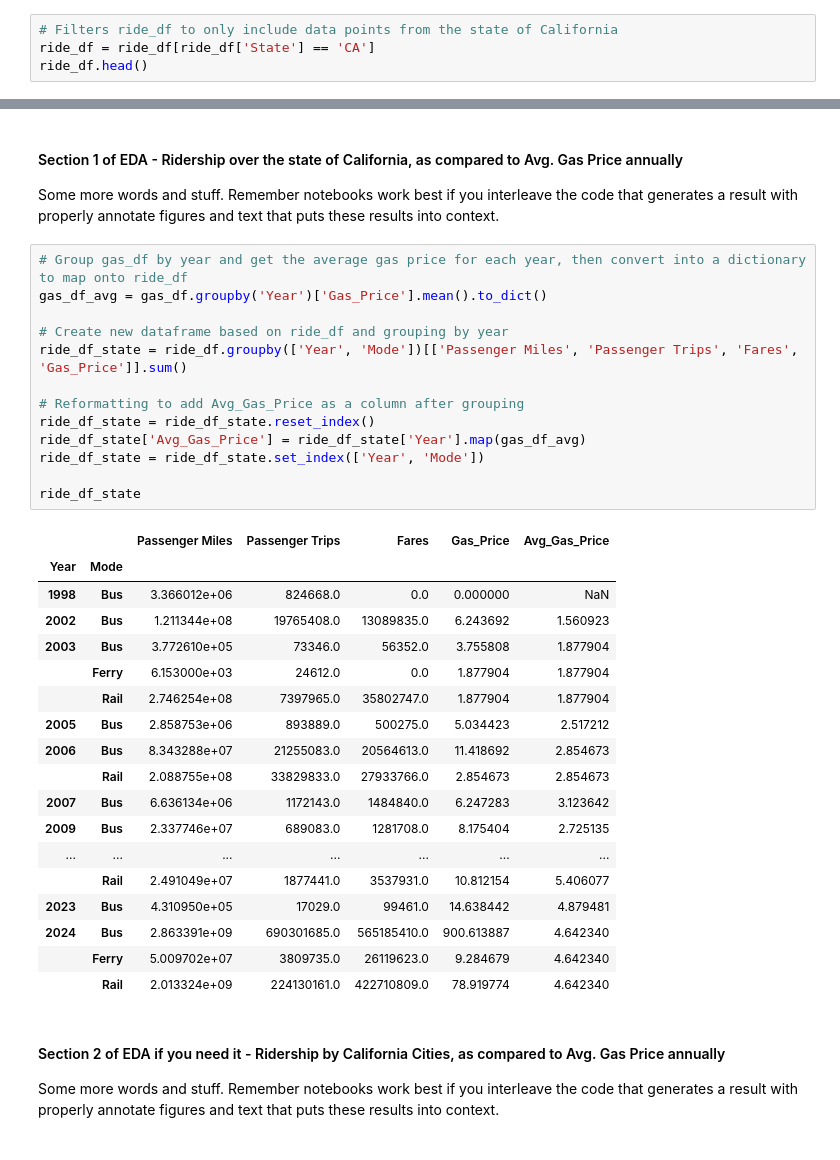
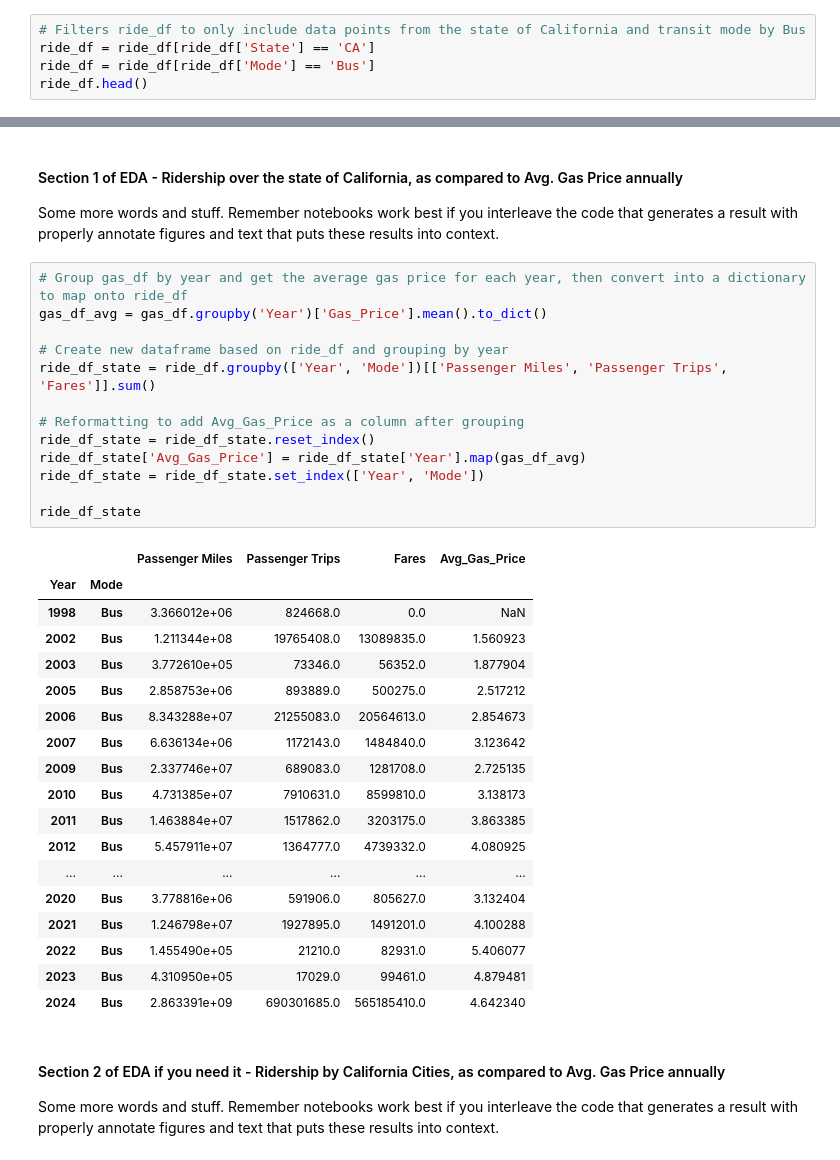
Before and after one commit to COGS108/Group012_WI26, a Jupyter notebook: 02-EDACheckpoint.ipynb, the cells around one changed output, grey strips where cells are left out. Drawn from its saved outputs; the diff is of its cells as text.

Commit message:
Filtered by State and Mode

```diff
--- a/02-EDACheckpoint.ipynb
+++ b/02-EDACheckpoint.ipynb
@@ -230,8 +230,9 @@ ride_df.head()
 | 3 | King County | Rail | SEATTLE | WA | 2,347,800 | 2011 | 471587.0 | 520933.0 | 288470.0 | ... |
 | 4 | King County | Bus | SEATTLE | WA | 2,347,800 | 2024 | 272281442.0 | 72304880.0 | 63442766.0 | ... |
 # %%
-# Filters ride_df to only include data points from the state of California
+# Filters ride_df to only include data points from the state of California and transit mode by Bus
 ride_df = ride_df[ride_df['State'] == 'CA']
+ride_df = ride_df[ride_df['Mode'] == 'Bus']
 ride_df.head()
 # %% [output]
 |  | Agency | Mode | HQ City | State | Population | Year | Passenger Miles | Passenger Trips | Fares | ... |
@@ -259,35 +260,35 @@ Some more words and stuff.  Remember notebooks work best if you interleave the c
 # %%
 # Group gas_df by year and get the average gas price for each year, then convert into a dictionary to map onto ride_df
 gas_df_avg = gas_df.groupby('Year')['Gas_Price'].mean().to_dict()
 
 # Create new dataframe based on ride_df and grouping by year
-ride_df_state = ride_df.groupby(['Year', 'Mode'])[['Passenger Miles', 'Passenger Trips', 'Fares', 'Gas_Price']].sum()
+ride_df_state = ride_df.groupby(['Year', 'Mode'])[['Passenger Miles', 'Passenger Trips', 'Fares']].sum()
 
 # Reformatting to add Avg_Gas_Price as a column after grouping
 ride_df_state = ride_df_state.reset_index()
 ride_df_state['Avg_Gas_Price'] = ride_df_state['Year'].map(gas_df_avg)
 ride_df_state = ride_df_state.set_index(['Year', 'Mode'])
 
 ride_df_state
 # %% [output]
-|  |  | Passenger Miles | Passenger Trips | Fares | Gas_Price | Avg_Gas_Price |
-| Year | Mode |  |  |  |  |  |
-| 1998 | Bus | 3.366012e+06 | 824668.0 | 0.0 | 0.000000 | NaN |
-| 2002 | Bus | 1.211344e+08 | 19765408.0 | 13089835.0 | 6.243692 | 1.560923 |
-| 2003 | Bus | 3.772610e+05 | 73346.0 | 56352.0 | 3.755808 | 1.877904 |
-|  | Ferry | 6.153000e+03 | 24612.0 | 0.0 | 1.877904 | 1.877904 |
-|  | Rail | 2.746254e+08 | 7397965.0 | 35802747.0 | 1.877904 | 1.877904 |
-| 2005 | Bus | 2.858753e+06 | 893889.0 | 500275.0 | 5.034423 | 2.517212 |
-| 2006 | Bus | 8.343288e+07 | 21255083.0 | 20564613.0 | 11.418692 | 2.854673 |
-|  | Rail | 2.088755e+08 | 33829833.0 | 27933766.0 | 2.854673 | 2.854673 |
-| 2007 | Bus | 6.636134e+06 | 1172143.0 | 1484840.0 | 6.247283 | 3.123642 |
-| 2009 | Bus | 2.337746e+07 | 689083.0 | 1281708.0 | 8.175404 | 2.725135 |
-| ... | ... | ... | ... | ... | ... | ... |
-|  | Rail | 2.491049e+07 | 1877441.0 | 3537931.0 | 10.812154 | 5.406077 |
-| 2023 | Bus | 4.310950e+05 | 17029.0 | 99461.0 | 14.638442 | 4.879481 |
-| 2024 | Bus | 2.863391e+09 | 690301685.0 | 565185410.0 | 900.613887 | 4.642340 |
-|  | Ferry | 5.009702e+07 | 3809735.0 | 26119623.0 | 9.284679 | 4.642340 |
-|  | Rail | 2.013324e+09 | 224130161.0 | 422710809.0 | 78.919774 | 4.642340 |
+|  |  | Passenger Miles | Passenger Trips | Fares | Avg_Gas_Price |
+| Year | Mode |  |  |  |  |
+| 1998 | Bus | 3.366012e+06 | 824668.0 | 0.0 | NaN |
+| 2002 | Bus | 1.211344e+08 | 19765408.0 | 13089835.0 | 1.560923 |
+| 2003 | Bus | 3.772610e+05 | 73346.0 | 56352.0 | 1.877904 |
+| 2005 | Bus | 2.858753e+06 | 893889.0 | 500275.0 | 2.517212 |
+| 2006 | Bus | 8.343288e+07 | 21255083.0 | 20564613.0 | 2.854673 |
+| 2007 | Bus | 6.636134e+06 | 1172143.0 | 1484840.0 | 3.123642 |
+| 2009 | Bus | 2.337746e+07 | 689083.0 | 1281708.0 | 2.725135 |
+| 2010 | Bus | 4.731385e+07 | 7910631.0 | 8599810.0 | 3.138173 |
+| 2011 | Bus | 1.463884e+07 | 1517862.0 | 3203175.0 | 3.863385 |
+| 2012 | Bus | 5.457911e+07 | 1364777.0 | 4739332.0 | 4.080925 |
+| ... | ... | ... | ... | ... | ... |
+| 2020 | Bus | 3.778816e+06 | 591906.0 | 805627.0 | 3.132404 |
+| 2021 | Bus | 1.246798e+07 | 1927895.0 | 1491201.0 | 4.100288 |
+| 2022 | Bus | 1.455490e+05 | 21210.0 | 82931.0 | 5.406077 |
+| 2023 | Bus | 4.310950e+05 | 17029.0 | 99461.0 | 4.879481 |
+| 2024 | Bus | 2.863391e+09 | 690301685.0 | 565185410.0 | 4.642340 |
 # %% [markdown]
 #### Section 2 of EDA if you need it  - Ridership by California Cities, as compared to Avg. Gas Price annually
 
```
Also changed, not shown: parts of 1 cell of this notebook.
